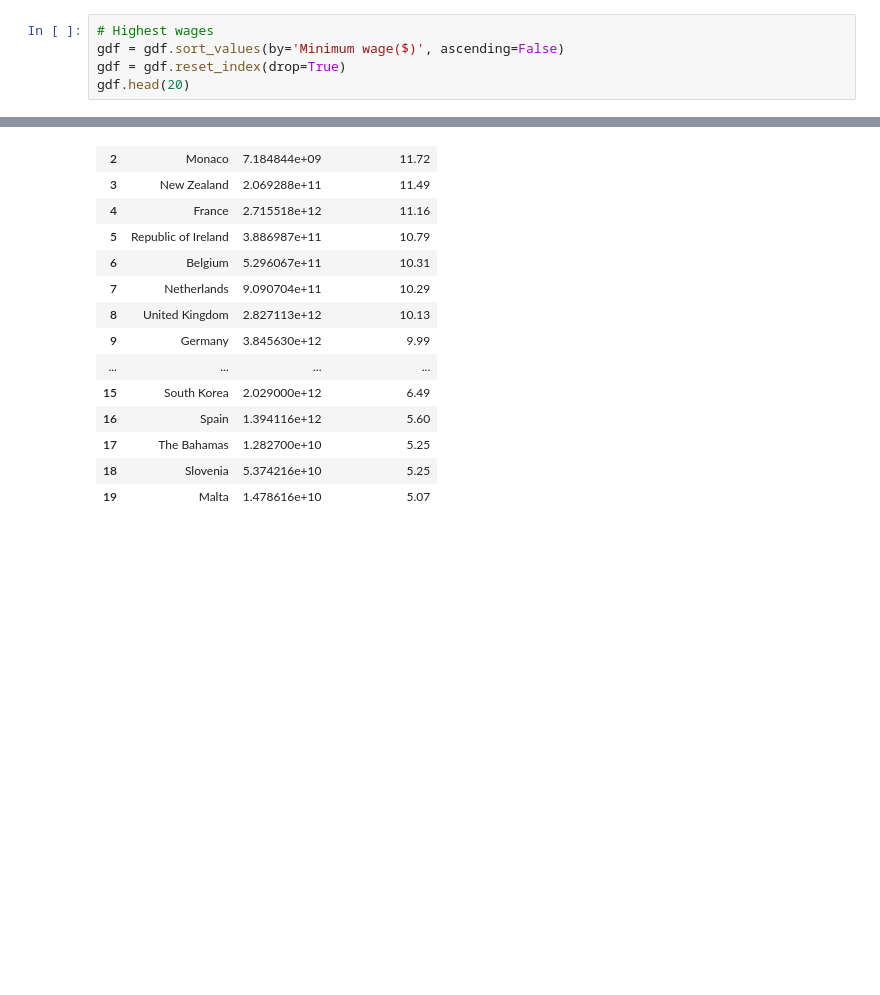
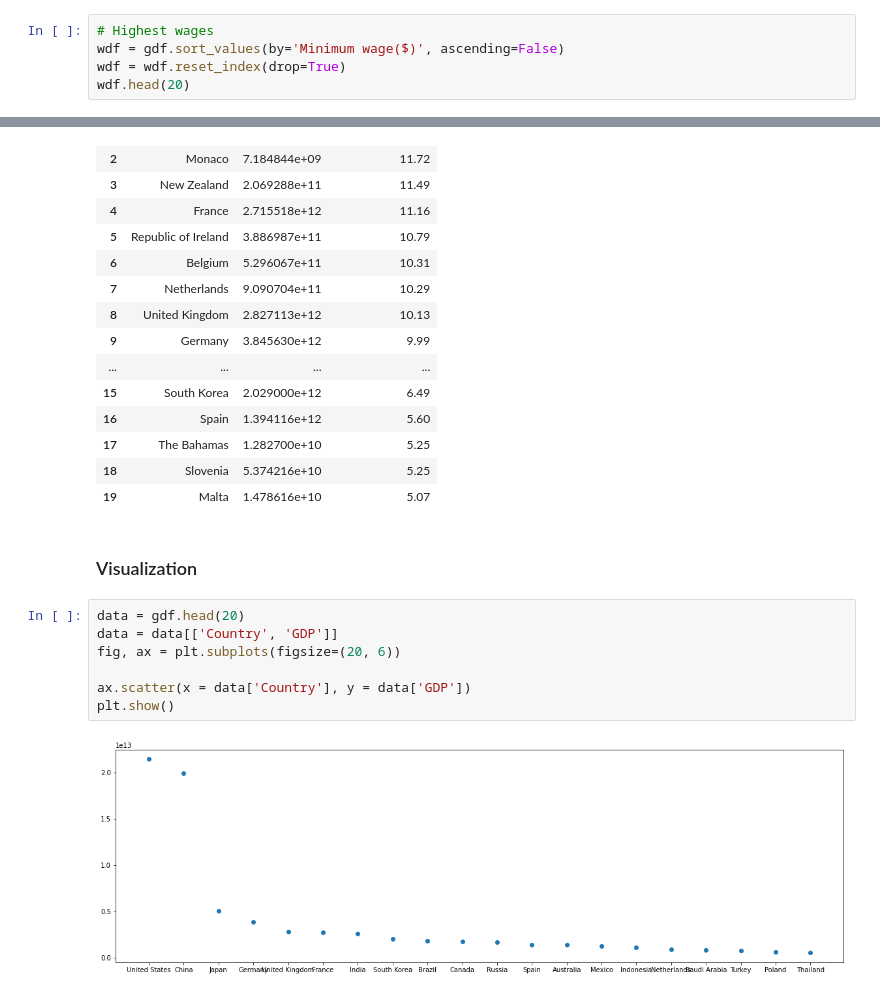
Before and after one commit to EllyOtty77/Data-Analytics, a Jupyter notebook: projects/World demographics.ipynb, the cells around one changed output, grey strips where cells are left out. Cells and saved outputs as stored; diff of their text form; blank space fills up the shorter version.

Commit message:
numpy functions/ data aggregation
Useful numpy essentials, Pandas Group by, Pivot tables

```diff
--- a/projects/World demographics.ipynb
+++ b/projects/World demographics.ipynb
@@ -327,9 +312,9 @@ gdf.head(20)
 | 19 | Thailand | 5.436500e+11 | 1.06 |
 # %%
 # Highest wages
-gdf = gdf.sort_values(by='Minimum wage($)', ascending=False)
-gdf = gdf.reset_index(drop=True)
-gdf.head(20)
+wdf = gdf.sort_values(by='Minimum wage($)', ascending=False)
+wdf = wdf.reset_index(drop=True)
+wdf.head(20)
 # %% [output]
 |  | Country | GDP | Minimum wage($) |
 | 0 | Australia | 1.392681e+12 | 13.59 |
@@ -348,3 +333,14 @@ gdf.head(20)
 | 17 | The Bahamas | 1.282700e+10 | 5.25 |
 | 18 | Slovenia | 5.374216e+10 | 5.25 |
 | 19 | Malta | 1.478616e+10 | 5.07 |
+# %% [markdown]
+### Visualization
+# %%
+data = gdf.head(20)
+data = data[['Country', 'GDP']]
+fig, ax = plt.subplots(figsize=(20, 6))
+
+ax.scatter(x = data['Country'], y = data['GDP'])
+plt.show()
+# %% [output]
+[figure, added]
```
Also changed, not shown: parts of 3 cells of this notebook, 2 other files.
